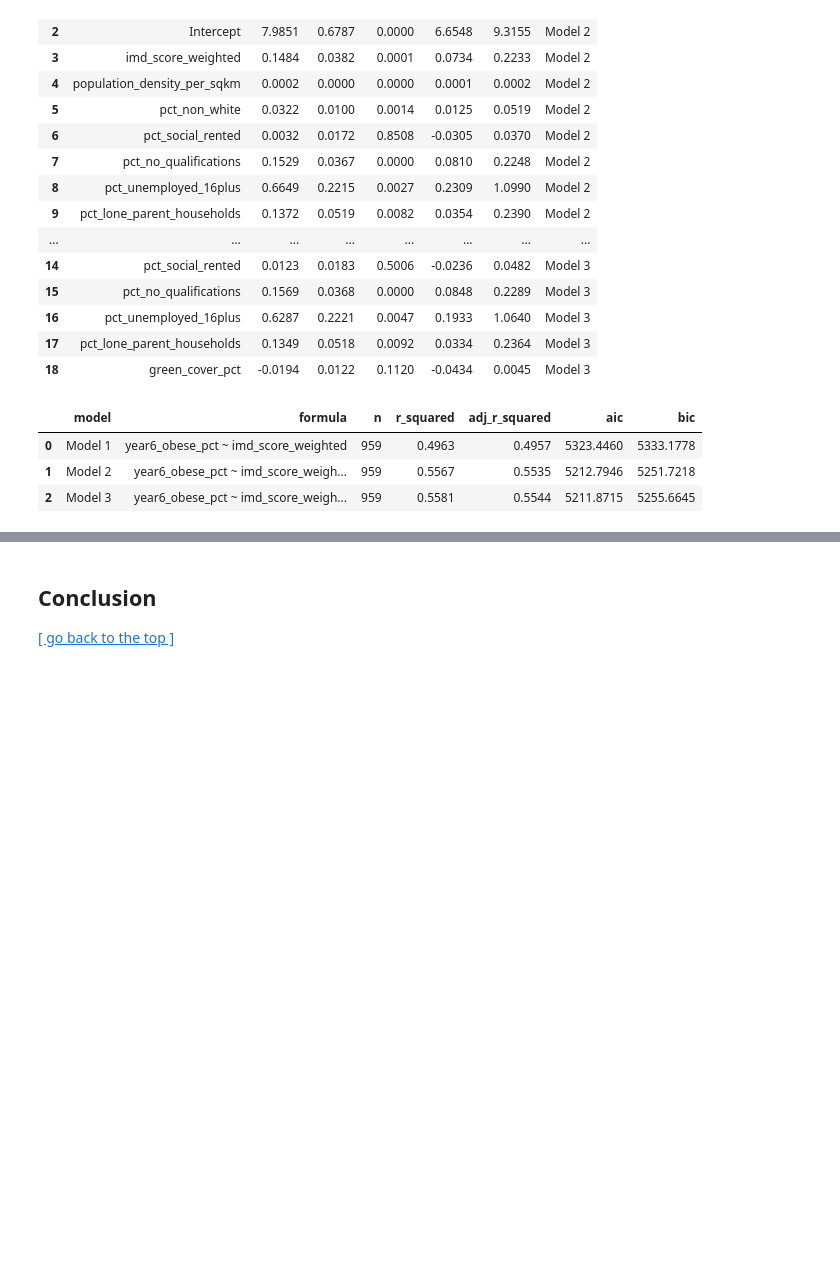
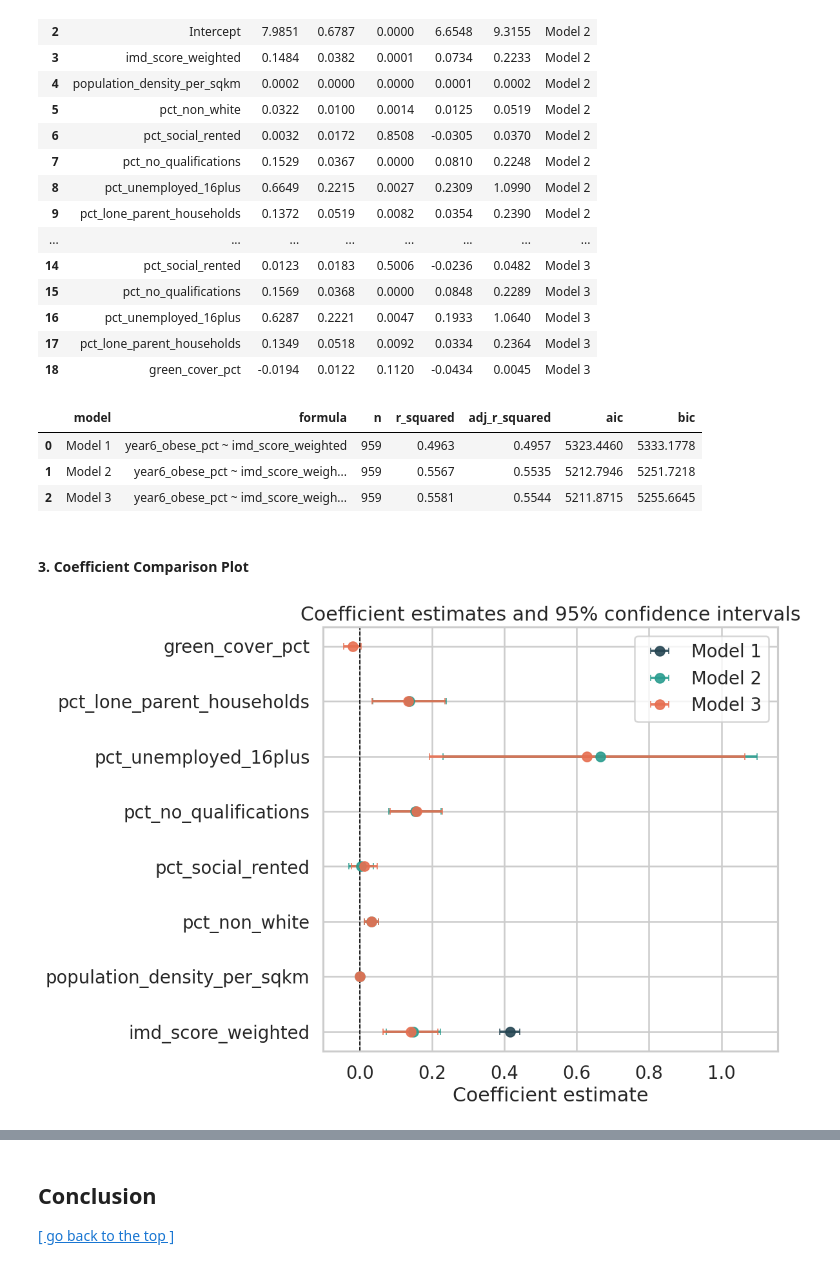
Before and after one commit to Levine-l/CASA0006_project, a Jupyter notebook: Template_submission_CASA0006.ipynb, the cells around one changed output, grey strips where cells are left out. Drawn from its saved outputs; the diff is of its cells as text; code cells hidden in the pictures; blank space fills up the shorter version.

```diff
--- a/Template_submission_CASA0006.ipynb
+++ b/Template_submission_CASA0006.ipynb
@@ -409,8 +429,8 @@ display(corr_with_outcome.to_frame(name="correlation_with_year6_obese_pct"))
 
 [[ go back to the top ]](#Table-of-contents)
 # %%
-TABLE_DIR = BASE_DIR / "report_tables" / "results"
-FIG_DIR = BASE_DIR / "report_figures" / "results"
+TABLE_DIR = base_dir / "report_tables" / "results"
+FIG_DIR = base_dir / "report_figures" / "results"
 TABLE_DIR.mkdir(parents=True, exist_ok=True)
 FIG_DIR.mkdir(parents=True, exist_ok=True)
 
@@ -426,7 +446,7 @@ SOCIODEMOGRAPHIC_VARS = [
     "pct_unemployed_16plus",
     "pct_lone_parent_households",
 ]
-CORE_VARS = IDENTIFIER_VARS + [OUTCOME, DEPRIVATION_VAR, GREEN_VAR] + SOCIODEMOGRAPHIC_VARS
+core_vars = IDENTIFIER_VARS + [OUTCOME, DEPRIVATION_VAR, GREEN_VAR] + SOCIODEMOGRAPHIC_VARS
 SENSITIVITY_VARS = ["idaci_score_weighted"]
 
 MODEL_1_VARS = [DEPRIVATION_VAR]
@@ -435,7 +455,7 @@ MODEL_3_ADDITIONS = [GREEN_VAR]
 # %% [markdown]
 #### 1. Build the Modelling Dataset
 # %%
-required_vars = CORE_VARS + MODEL_1_VARS + MODEL_2_ADDITIONS + MODEL_3_ADDITIONS + SENSITIVITY_VARS
+required_vars = core_vars + MODEL_1_VARS + MODEL_2_ADDITIONS + MODEL_3_ADDITIONS + SENSITIVITY_VARS
 required_vars = list(dict.fromkeys(required_vars))
 
 missing_vars = [col for col in required_vars if col not in analysis.columns]
@@ -586,3 +606,34 @@ model_fit.to_csv(TABLE_DIR / "regression_model_fit.csv", index=False)
 | 0 | Model 1 | year6_obese_pct ~ imd_score_weighted | 959 | 0.4963 | 0.4957 | 5323.4460 | 5333.1778 |
 | 1 | Model 2 | year6_obese_pct ~ imd_score_weigh... | 959 | 0.5567 | 0.5535 | 5212.7946 | 5251.7218 |
 | 2 | Model 3 | year6_obese_pct ~ imd_score_weigh... | 959 | 0.5581 | 0.5544 | 5211.8715 | 5255.6645 |
+# %% [markdown]
+#### 3. Coefficient Comparison Plot
+# %%
+plot_df = tidy_results.loc[tidy_results["term"] != "Intercept"].copy()
+plot_df["term"] = pd.Categorical(plot_df["term"], categories=list(reversed(plot_df["term"].unique())), ordered=True)
+
+fig, ax = plt.subplots(figsize=(10, 7))
+palette = {"Model 1": "#264653", "Model 2": "#2a9d8f", "Model 3": "#e76f51"}
+
+for model_name, sub in plot_df.groupby("model"):
+    ax.errorbar(
+        x=sub["coef"],
+        y=sub["term"],
+        xerr=[sub["coef"] - sub["ci_low"], sub["ci_high"] - sub["coef"]],
+        fmt="o",
+        capsize=3,
+        label=model_name,
+        color=palette[model_name],
+        alpha=0.9,
+    )
+
+ax.axvline(0, color="black", linewidth=1, linestyle="--")
+ax.set_title("Coefficient estimates and 95% confidence intervals")
+ax.set_xlabel("Coefficient estimate")
+ax.set_ylabel("")
+ax.legend(frameon=True)
+fig.tight_layout()
+fig.savefig(FIG_DIR / "coefficients_comparison.png", bbox_inches="tight")
+plt.show()
+# %% [output]
+[figure, added]
```
Also changed, not shown: parts of 10 cells of this notebook.
